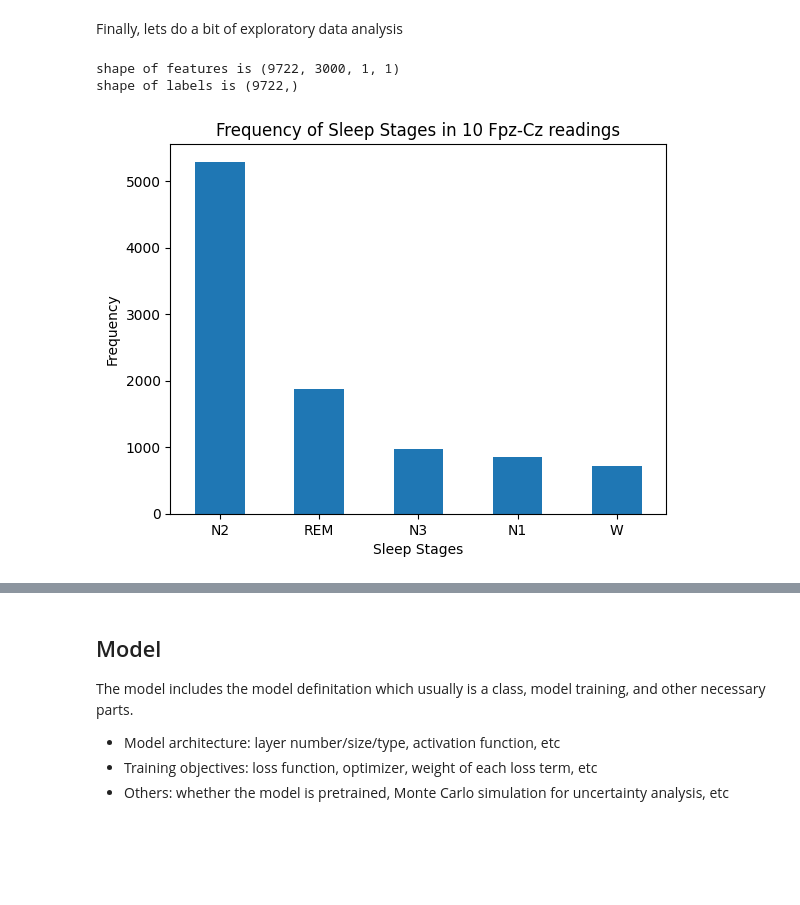
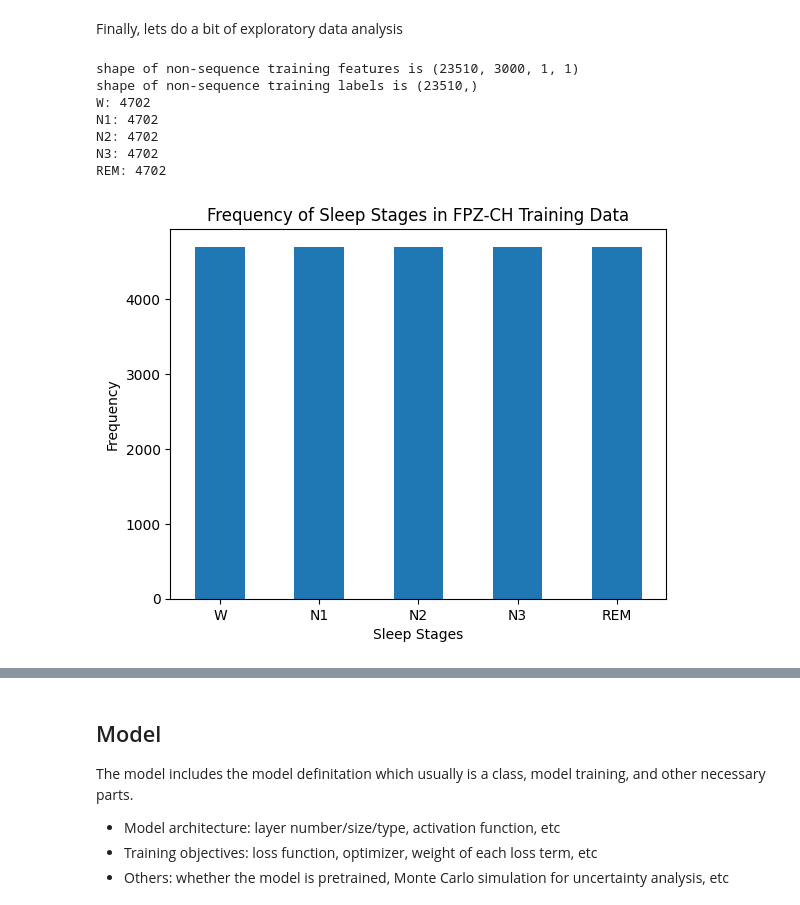
Before and after one commit to VictoriaB52/DLH-TEAM-11-SleepKD, a Jupyter notebook: DL4H_Team_111.ipynb, the cells around one changed output, grey strips where cells are left out. Cells and saved outputs as stored; diff of their text form; code cells hidden in the pictures; blank space fills up the shorter version.

```diff
--- a/DL4H_Team_111.ipynb
+++ b/DL4H_Team_111.ipynb
@@ -528,4 +886,6 @@ def load_all_data(data_dir):
 # %%
+from sklearn.model_selection import train_test_split
+
 # .npz file links in the public drive folder
 file_links = [
     'https://drive.google.com/uc?id=11Vv9EosMq4zyxRAMPrdSx65qrKuQO8Oh',
@@ -555,13 +915,18 @@ file_names = [
     'ST7191J0.npz',
 ]
 
-data, labels = _load_npz_list_files(file_links, file_names)
+data_files, label_files = _load_npz_list_files(file_links, file_names)
 
-# prepare for first conv2d layer in model
-data = np.squeeze(data)
-data = data[:, :, np.newaxis, np.newaxis]
+random_state = 12345
 
-# Casting
-data = data.astype(np.float32)
-labels = labels.astype(np.int32)
+# list of tensors used for training/test sets
+x_train_files, x_test_files, y_train_files, y_test_files = train_test_split(
+    data_files, label_files, test_size=0.1, random_state=random_state)
+
+# process training lists into tensors for pre-training (cnn - not sequences)
+x_train_non_seq, y_train_non_seq = process_non_seq(
+    data=x_train_files, labels=y_train_files)
+# process testing lists into tensors for evaluation
+x_test_non_seq, y_test_non_seq = process_non_seq(
+    data=x_test_files, labels=y_test_files)
 # %% [output]
@@ -597,22 +960,28 @@ Finally, lets do a bit of exploratory data analysis
 # %%
 import matplotlib.pyplot as plt
 import pandas as pd
 
-data_shape = data.shape
-labels_shape = labels.shape
+non_seq_data_shape = x_train_non_seq.shape
+non_seq_labels_shape = y_train_non_seq.shape
 
-print("shape of features is " + str(data_shape))
-print("shape of labels is " + str(labels_shape))
+print("shape of non-sequence training features is {}".format(non_seq_data_shape))
+print("shape of non-sequence training labels is {}".format(non_seq_labels_shape))
+print_n_samples_each_class(y_train_non_seq)
 
-label_count = pd.Series(labels).value_counts()
+label_count = pd.Series(y_train_non_seq).value_counts()
 plt.figure()
 label_count.plot(kind="bar")
 plt.xticks(np.arange(len(label_count)), [class_dict[label] for label in label_count.index], rotation="horizontal")
 plt.xlabel('Sleep Stages')
 plt.ylabel("Frequency")
-plt.title("Frequency of Sleep Stages in 10 Fpz-Cz readings")
+plt.title("Frequency of Sleep Stages in FPZ-CH Training Data")
 plt.show()
 # %% [output]
-shape of features is (9722, 3000, 1, 1)
-shape of labels is (9722,)
+shape of non-sequence training features is (23510, 3000, 1, 1)
+shape of non-sequence training labels is (23510,)
+W: 4702
+N1: 4702
+N2: 4702
+N3: 4702
+REM: 4702
-[figure, old version]
+[figure, new version]
```
Also changed, not shown: parts of 113 cells of this notebook, 15 other files.
